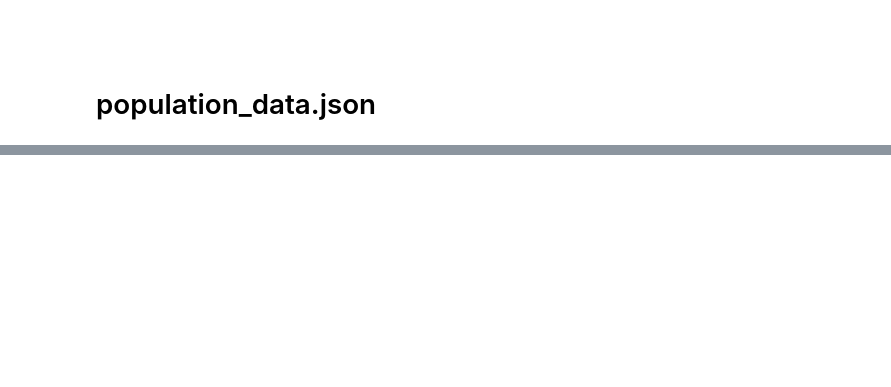
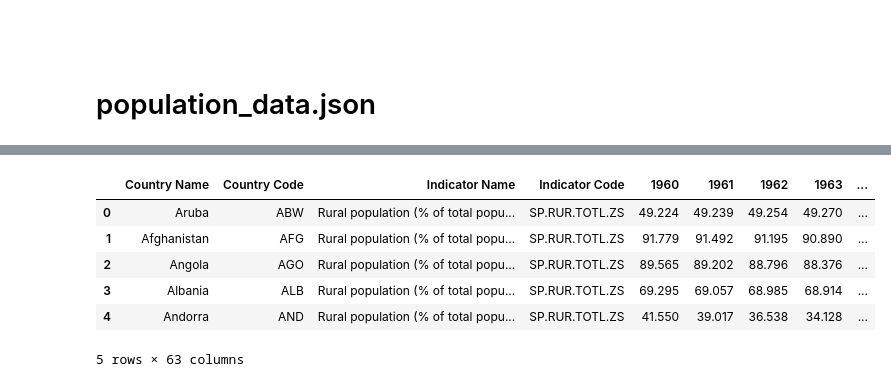
Before and after one commit to Marc1401/ETL_PIPELINE_WORLD_BANK, a Jupyter notebook: ETL_PIPELINE_WORLD_BANK.ipynb, the cells around one changed output, grey strips where cells are left out. Drawn from its saved outputs; the diff is of its cells as text; code cells hidden in the pictures; blank space fills up the shorter version.

```diff
--- a/ETL_PIPELINE_WORLD_BANK.ipynb
+++ b/ETL_PIPELINE_WORLD_BANK.ipynb
@@ -187,0 +441,14 @@ with open('population_data.json', 'r') as file:
+# %%
+## WE CAN MERGE DATAFRAMES ABOUT ELECTRICITY_ACCESS AND GDP
+## TO ANALYZE THEIR CORRELATION
+
+df_ru_elec = pd.concat([rural_pop_df,elec_access])
+df_ru_elec.head()
+# %% [output]
+|  | Country Name | Country Code | Indicator Name | Indicator Code | 1960 | 1961 | 1962 | 1963 | ... |
+| 0 | Aruba | ABW | Rural population (% of total popu... | SP.RUR.TOTL.ZS | 49.224 | 49.239 | 49.254 | 49.270 | ... |
+| 1 | Afghanistan | AFG | Rural population (% of total popu... | SP.RUR.TOTL.ZS | 91.779 | 91.492 | 91.195 | 90.890 | ... |
+| 2 | Angola | AGO | Rural population (% of total popu... | SP.RUR.TOTL.ZS | 89.565 | 89.202 | 88.796 | 88.376 | ... |
+| 3 | Albania | ALB | Rural population (% of total popu... | SP.RUR.TOTL.ZS | 69.295 | 69.057 | 68.985 | 68.914 | ... |
+| 4 | Andorra | AND | Rural population (% of total popu... | SP.RUR.TOTL.ZS | 41.550 | 39.017 | 36.538 | 34.128 | ... |
+5 rows × 63 columns
```
Also changed, not shown: parts of 32 cells of this notebook.
